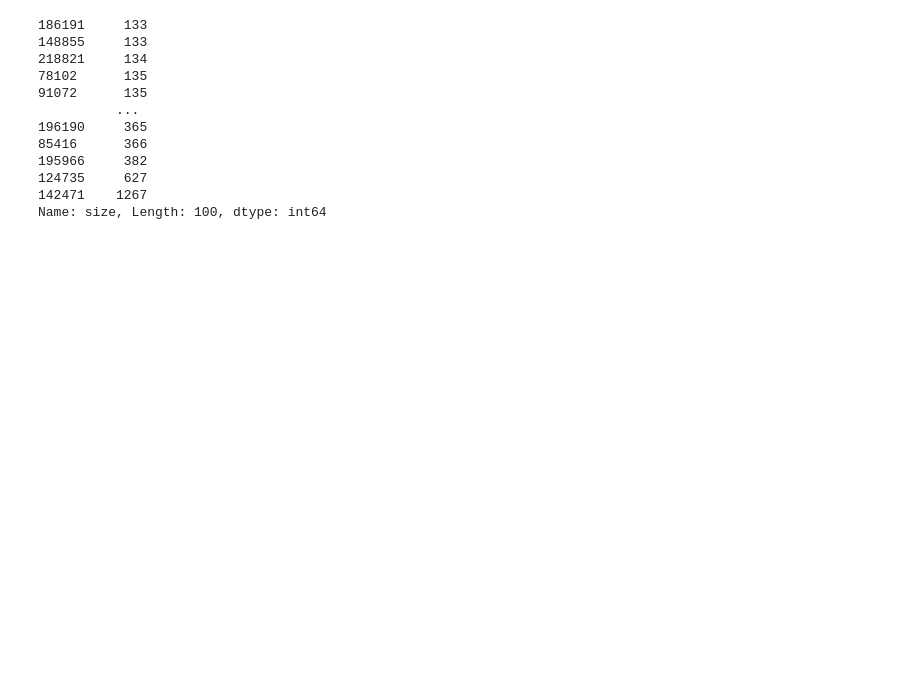
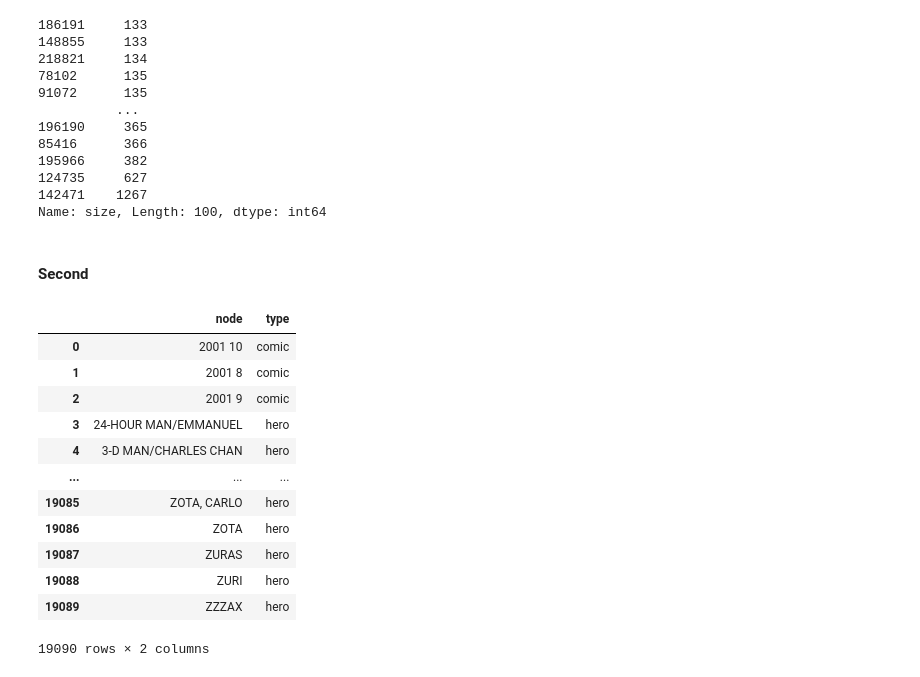
Before and after one commit to Sottix99/ADM-HW-5, a Jupyter notebook: HW5_ale.ipynb, the cells around one changed output. Drawn from its saved outputs; the diff is of its cells as text; code cells hidden in the pictures; blank space fills up the shorter version.

```diff
--- a/HW5_ale.ipynb
+++ b/HW5_ale.ipynb
@@ -127,3 +129,21 @@ G_1 = nx.from_pandas_edgelist(hero_net_g, 'hero1', 'hero2' , edge_attr='size') #
 # %%
 nx.draw(G_1) # mi da errore, forse sono troppi nodi?
 plt.show()
+# %% [markdown]
+#### Second
+# %%
+nodes
+# %% [output]
+|  | node | type |
+| 0 | 2001 10 | comic |
+| 1 | 2001 8 | comic |
+| 2 | 2001 9 | comic |
+| 3 | 24-HOUR MAN/EMMANUEL | hero |
+| 4 | 3-D MAN/CHARLES CHAN | hero |
+| ... | ... | ... |
+| 19085 | ZOTA, CARLO | hero |
+| 19086 | ZOTA | hero |
+| 19087 | ZURAS | hero |
+| 19088 | ZURI | hero |
+| 19089 | ZZZAX | hero |
+19090 rows × 2 columns
```
Also changed, not shown: parts of 2 cells of this notebook.
